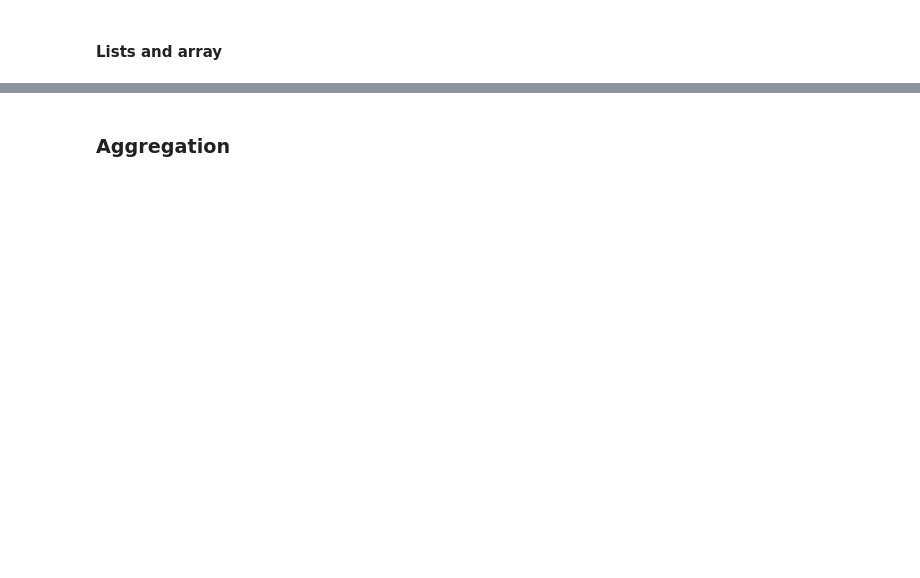
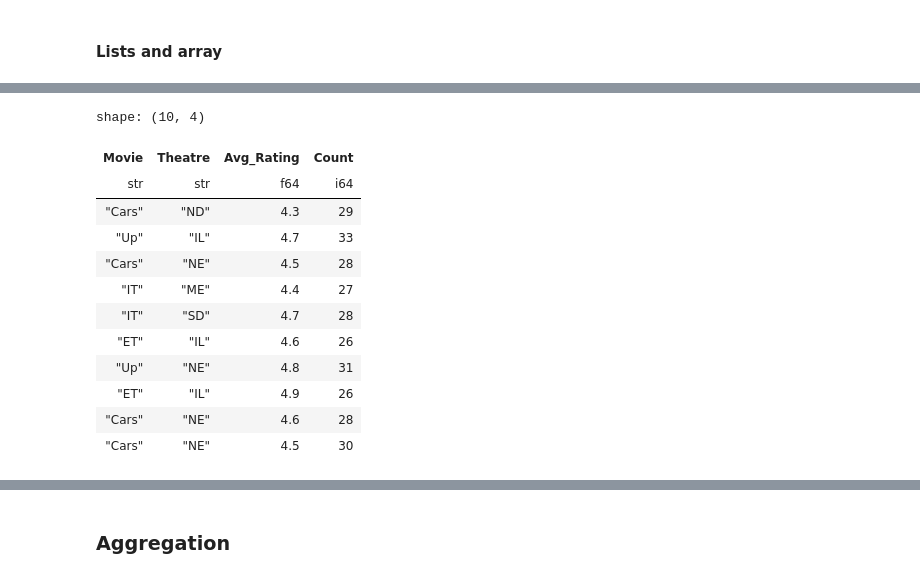
Before and after one commit to datkt1998/my_notebooks, a Jupyter notebook: coding/learning/contents/3_programming_and_frameworks/python/python_frameworks/polars/Polars.ipynb, the cells around one changed output, grey strips where cells are left out. Cells and saved outputs as stored; diff of their text form; code cells hidden in the pictures; blank space fills up the shorter version.

```diff
--- a/coding/learning/contents/3_programming_and_frameworks/python/python_frameworks/polars/Polars.ipynb
+++ b/coding/learning/contents/3_programming_and_frameworks/python/python_frameworks/polars/Polars.ipynb
@@ -1449,0 +2011,13 @@ True
+# %%
+import polars as pl
+
+ratings = pl.DataFrame(
+    {
+        "Movie": ["Cars", "IT", "ET", "Cars", "Up", "IT", "Cars", "ET", "Up", "Cars"],
+        "Theatre": ["NE", "ME", "IL", "ND", "NE", "SD", "NE", "IL", "IL", "NE"],
+        "Avg_Rating": [4.5, 4.4, 4.6, 4.3, 4.8, 4.7, 4.5, 4.9, 4.7, 4.6],
+        "Count": [30, 27, 26, 29, 31, 28, 28, 26, 33, 28],
+    }
+)
+result = ratings.select(pl.col("Theatre").value_counts(sort=True))
+print(result)
@@ -1453,0 +2144,16 @@ True
+# %%
+ratings.unique()
+# %% [output]
+shape: (10, 4)
+| Movie | Theatre | Avg_Rating | Count |
+| str | str | f64 | i64 |
+| "Cars" | "ND" | 4.3 | 29 |
+| "Up" | "IL" | 4.7 | 33 |
+| "Cars" | "NE" | 4.5 | 28 |
+| "IT" | "ME" | 4.4 | 27 |
+| "IT" | "SD" | 4.7 | 28 |
+| "ET" | "IL" | 4.6 | 26 |
+| "Up" | "NE" | 4.8 | 31 |
+| "ET" | "IL" | 4.9 | 26 |
+| "Cars" | "NE" | 4.6 | 28 |
+| "Cars" | "NE" | 4.5 | 30 |
```
Also changed, not shown: parts of 143 cells of this notebook, 1 other file.
